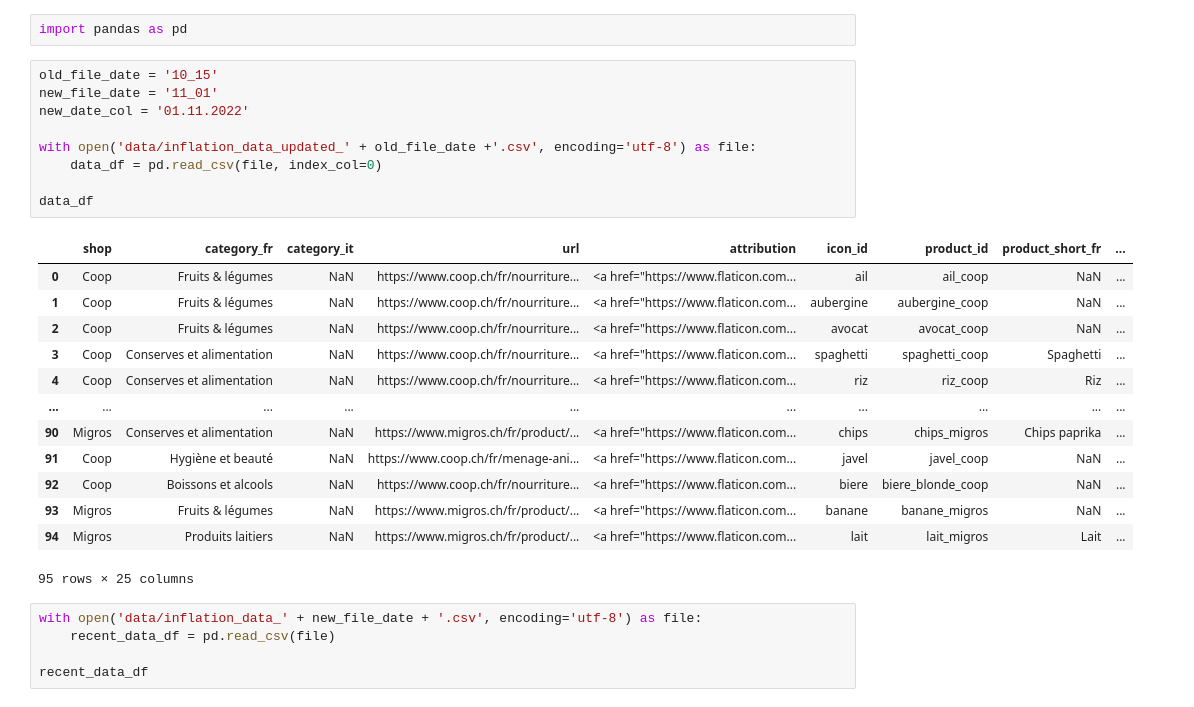
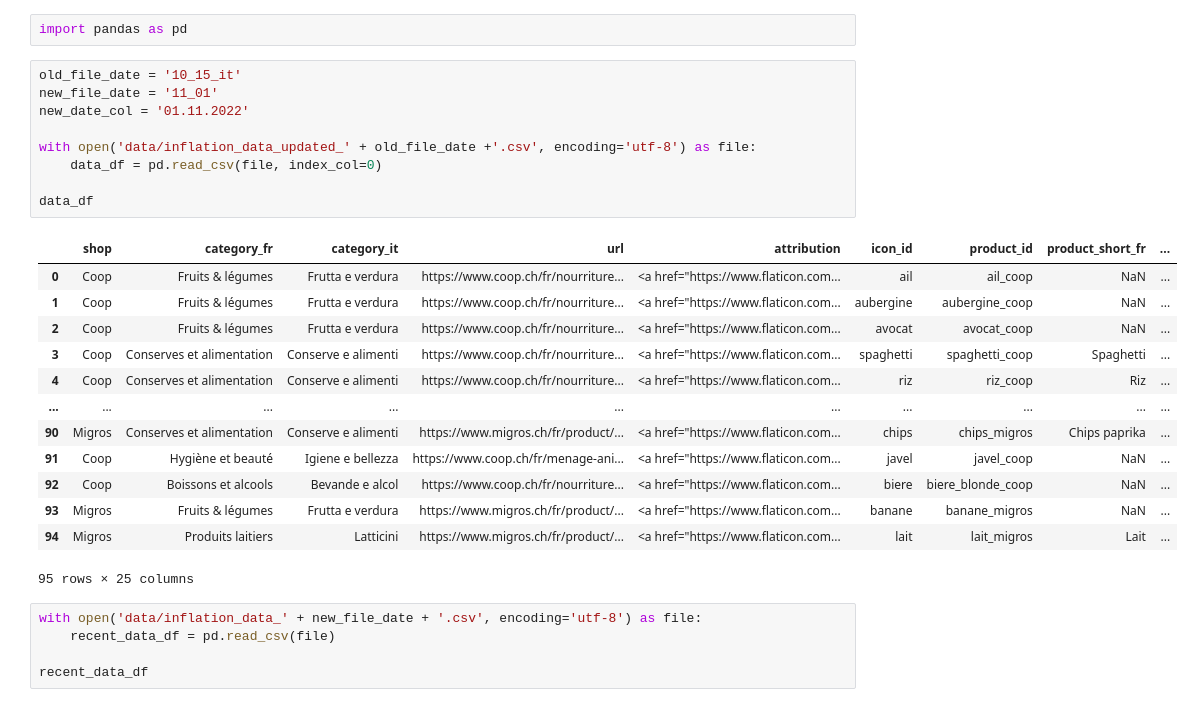
Before and after one commit to cgcrts/viz_inflation, a Jupyter notebook: data_processing.ipynb, the cells around one changed output. Drawn from its saved outputs; the diff is of its cells as text.

```diff
--- a/data_processing.ipynb
+++ b/data_processing.ipynb
@@ -1,27 +1,27 @@
 # %%
 import pandas as pd
 # %%
-old_file_date = '10_15'
+old_file_date = '10_15_it'
 new_file_date = '11_01'
 new_date_col = '01.11.2022'
 
 with open('data/inflation_data_updated_' + old_file_date +'.csv', encoding='utf-8') as file:
     data_df = pd.read_csv(file, index_col=0)
 
 data_df
 # %% [output]
 |  | shop | category_fr | category_it | url | attribution | icon_id | product_id | product_short_fr | ... |
-| 0 | Coop | Fruits & légumes | NaN | https://www.coop.ch/fr/nourriture... | <a href="https://www.flaticon.com... | ail | ail_coop | NaN | ... |
-| 1 | Coop | Fruits & légumes | NaN | https://www.coop.ch/fr/nourriture... | <a href="https://www.flaticon.com... | aubergine | aubergine_coop | NaN | ... |
-| 2 | Coop | Fruits & légumes | NaN | https://www.coop.ch/fr/nourriture... | <a href="https://www.flaticon.com... | avocat | avocat_coop | NaN | ... |
-| 3 | Coop | Conserves et alimentation | NaN | https://www.coop.ch/fr/nourriture... | <a href="https://www.flaticon.com... | spaghetti | spaghetti_coop | Spaghetti | ... |
-| 4 | Coop | Conserves et alimentation | NaN | https://www.coop.ch/fr/nourriture... | <a href="https://www.flaticon.com... | riz | riz_coop | Riz | ... |
+| 0 | Coop | Fruits & légumes | Frutta e verdura | https://www.coop.ch/fr/nourriture... | <a href="https://www.flaticon.com... | ail | ail_coop | NaN | ... |
+| 1 | Coop | Fruits & légumes | Frutta e verdura | https://www.coop.ch/fr/nourriture... | <a href="https://www.flaticon.com... | aubergine | aubergine_coop | NaN | ... |
+| 2 | Coop | Fruits & légumes | Frutta e verdura | https://www.coop.ch/fr/nourriture... | <a href="https://www.flaticon.com... | avocat | avocat_coop | NaN | ... |
+| 3 | Coop | Conserves et alimentation | Conserve e alimenti | https://www.coop.ch/fr/nourriture... | <a href="https://www.flaticon.com... | spaghetti | spaghetti_coop | Spaghetti | ... |
+| 4 | Coop | Conserves et alimentation | Conserve e alimenti | https://www.coop.ch/fr/nourriture... | <a href="https://www.flaticon.com... | riz | riz_coop | Riz | ... |
 | ... | ... | ... | ... | ... | ... | ... | ... | ... | ... |
-| 90 | Migros | Conserves et alimentation | NaN | https://www.migros.ch/fr/product/... | <a href="https://www.flaticon.com... | chips | chips_migros | Chips paprika | ... |
-| 91 | Coop | Hygiène et beauté | NaN | https://www.coop.ch/fr/menage-ani... | <a href="https://www.flaticon.com... | javel | javel_coop | NaN | ... |
-| 92 | Coop | Boissons et alcools | NaN | https://www.coop.ch/fr/nourriture... | <a href="https://www.flaticon.com... | biere | biere_blonde_coop | NaN | ... |
-| 93 | Migros | Fruits & légumes | NaN | https://www.migros.ch/fr/product/... | <a href="https://www.flaticon.com... | banane | banane_migros | NaN | ... |
-| 94 | Migros | Produits laitiers | NaN | https://www.migros.ch/fr/product/... | <a href="https://www.flaticon.com... | lait | lait_migros | Lait | ... |
+| 90 | Migros | Conserves et alimentation | Conserve e alimenti | https://www.migros.ch/fr/product/... | <a href="https://www.flaticon.com... | chips | chips_migros | Chips paprika | ... |
+| 91 | Coop | Hygiène et beauté | Igiene e bellezza | https://www.coop.ch/fr/menage-ani... | <a href="https://www.flaticon.com... | javel | javel_coop | NaN | ... |
+| 92 | Coop | Boissons et alcools | Bevande e alcol | https://www.coop.ch/fr/nourriture... | <a href="https://www.flaticon.com... | biere | biere_blonde_coop | NaN | ... |
+| 93 | Migros | Fruits & légumes | Frutta e verdura | https://www.migros.ch/fr/product/... | <a href="https://www.flaticon.com... | banane | banane_migros | NaN | ... |
+| 94 | Migros | Produits laitiers | Latticini | https://www.migros.ch/fr/product/... | <a href="https://www.flaticon.com... | lait | lait_migros | Lait | ... |
 95 rows × 25 columns
 # %%
 with open('data/inflation_data_' + new_file_date + '.csv', encoding='utf-8') as file:
```
Also changed, not shown: parts of 2 cells of this notebook, 5 other files.
